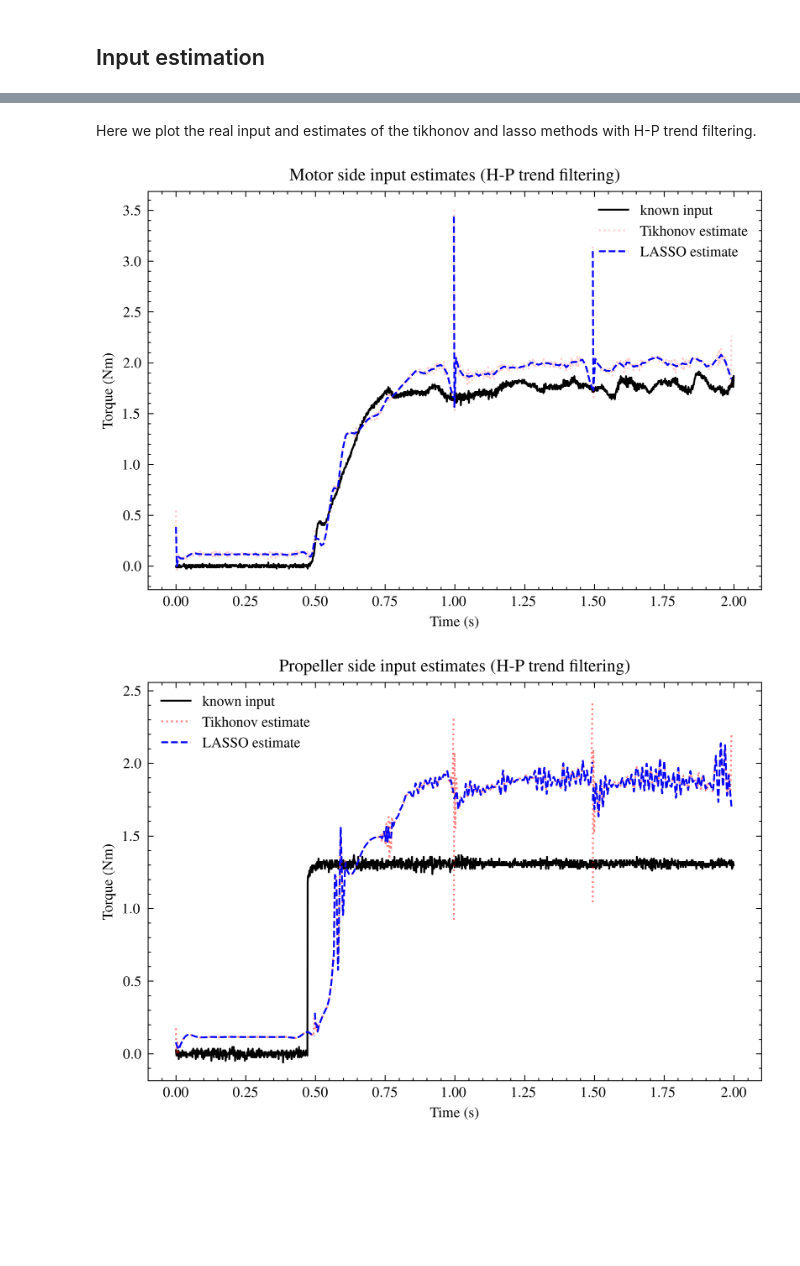
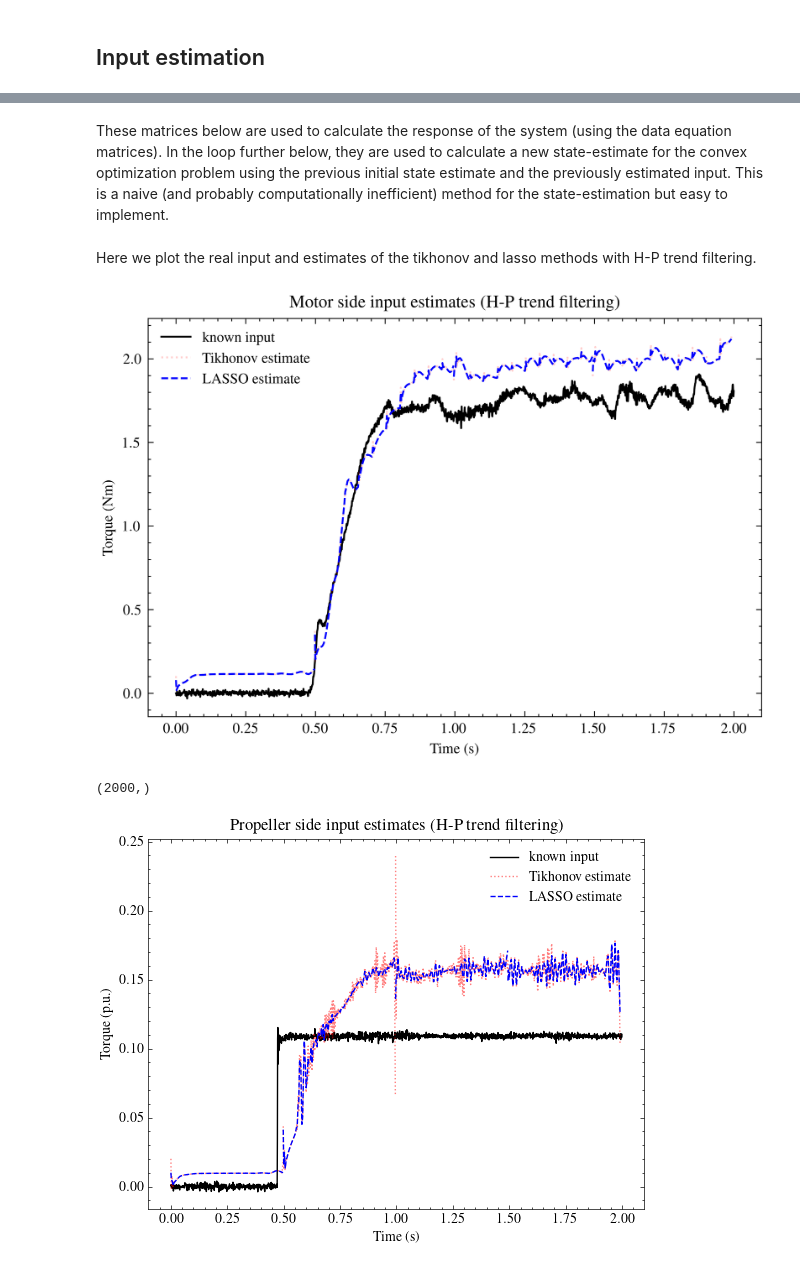
Before and after one commit to urho-h/torque_estimation_masters, a Jupyter notebook: notebooks/cvx/input_estimation_laboratory_measurements_MSSP_model.ipynb, the cells around one changed output, grey strips where cells are left out. Drawn from its saved outputs; the diff is of its cells as text; code cells hidden in the pictures; blank space fills up the shorter version.

Commit message:
input estimation for the testbench model using laboratory testbench measurements

```diff
--- a/notebooks/cvx/input_estimation_laboratory_measurements_MSSP_model.ipynb
+++ b/notebooks/cvx/input_estimation_laboratory_measurements_MSSP_model.ipynb
@@ -448,4 +462,4 @@ Here we use the speed data from encoders 1 and 2 and the torque data from torque
 # %%
-measurements_noise = np.vstack((omega1, omega2, tau_motor, torq1)).T
+measurements_noise = np.vstack((omega_motor, omega1[::3], omega2[::3], tau_motor, torq1[::3])).T
 print(measurements_noise.shape)
 # %% [output]
@@ -455,5 +469,10 @@ The C matrix here is the same as in the matlab model, however, an additional row
 # %%
-c_mat = np.insert(C, 2, np.zeros((1, C.shape[1])), 0)
-c_mat[2,22] += 1.9e5
+c_mat = np.insert(C, 0, np.zeros((1, C.shape[1])), 0)
+c_mat[0,0] += 1
+c_mat = np.insert(c_mat, 3, np.zeros((1, c_mat.shape[1])), 0)
+c_mat[3,22] += 1.9e5
+#c_mat = np.insert(c_mat, 5, np.zeros((1, c_mat.shape[1])), 0)
+#c_mat[5,41] += 2e4
 print(c_mat.shape)
+print(c_mat)
 # %% [output]
@@ -463,6 +498,6 @@ Here the parameters and matrices for the convex optimization problem are defined
 # %%
 m = Bd.shape[1]
-n = len(t_sensor)
+n = len(t_motor)
 
 bs = 500 # batch size
 loop_len = int(n/bs)
@@ -483,3 +514,7 @@ This is a naive (and probably computationally inefficient) method for the state-
+# %% [markdown]
+These matrices below are used to calculate the response of the system (using the data equation matrices).
+In the loop further below, they are used to calculate a new state-estimate for the convex optimization problem using the previous initial state estimate and the previously estimated input.
+This is a naive (and probably computationally inefficient) method for the state-estimation but easy to implement.
 # %%
 # for initial state estimation
 C_full = np.eye(Bd.shape[0])
@@ -501,9 +536,10 @@ for i in range(loop_len):
 
     tikh_estimates.append(tikhonov_estimate)
     lasso_estimates.append(lasso_estimate)
-# %% [markdown]
-Here we plot the real input and estimates of the tikhonov and lasso methods with H-P trend filtering.
+# %% [markdown]
+Here we plot the real input and estimates of the tikhonov and lasso methods with H-P trend filtering.
 # %%
+t_sensor = t_sensor[::3]
 for i in range(loop_len):
     plt.plot(t_motor[i*bs:(i+1)*bs], tau_motor[i*bs:(i+1)*bs], linestyle='solid', color='black')
     plt.plot(t_sensor[i*bs:(i+1)*bs], tikh_estimates[i][::2], linestyle='dotted', alpha=0.2, color='red')
@@ -515,17 +551,20 @@ plt.ylabel('Torque (Nm)')
 plt.title('Motor side input estimates (H-P trend filtering)')
 plt.show()
 # %% [output]
-[figure, old version]
+[figure, new version]
 # %%
+%matplotlib widget
 for i in range(loop_len):
-    plt.plot(t_motor[i*bs:(i+1)*bs], tau_propeller[i*bs:(i+1)*bs], linestyle='solid', color='black')
-    plt.plot(t_sensor[i*bs:(i+1)*bs], tikh_estimates[i][1::2], linestyle='dotted', alpha=0.5, color='red')
-    plt.plot(t_sensor[i*bs:(i+1)*bs], lasso_estimates[i][1::2], linestyle='dashed', color='blue')
+    plt.plot(t_motor[i*bs:(i+1)*bs], tau_propeller[i*bs:(i+1)*bs]/12, linestyle='solid', color='black')
+    plt.plot(t_sensor[i*bs:(i+1)*bs], tikh_estimates[i][1::2]/12, linestyle='dotted', alpha=0.5, color='red')
+    plt.plot(t_sensor[i*bs:(i+1)*bs], lasso_estimates[i][1::2]/12, linestyle='dashed', color='blue')
 
+print(t_sensor.shape)
 plt.legend(('known input', 'Tikhonov estimate', 'LASSO estimate'))
 plt.xlabel('Time (s)')
-plt.ylabel('Torque (Nm)')
+plt.ylabel('Torque (p.u.)')
 plt.title('Propeller side input estimates (H-P trend filtering)')
 plt.show()
 # %% [output]
+(2000,)
-[figure, old version]
+[figure, new version]
```
Also changed, not shown: parts of 42 cells of this notebook, 6 other files.
